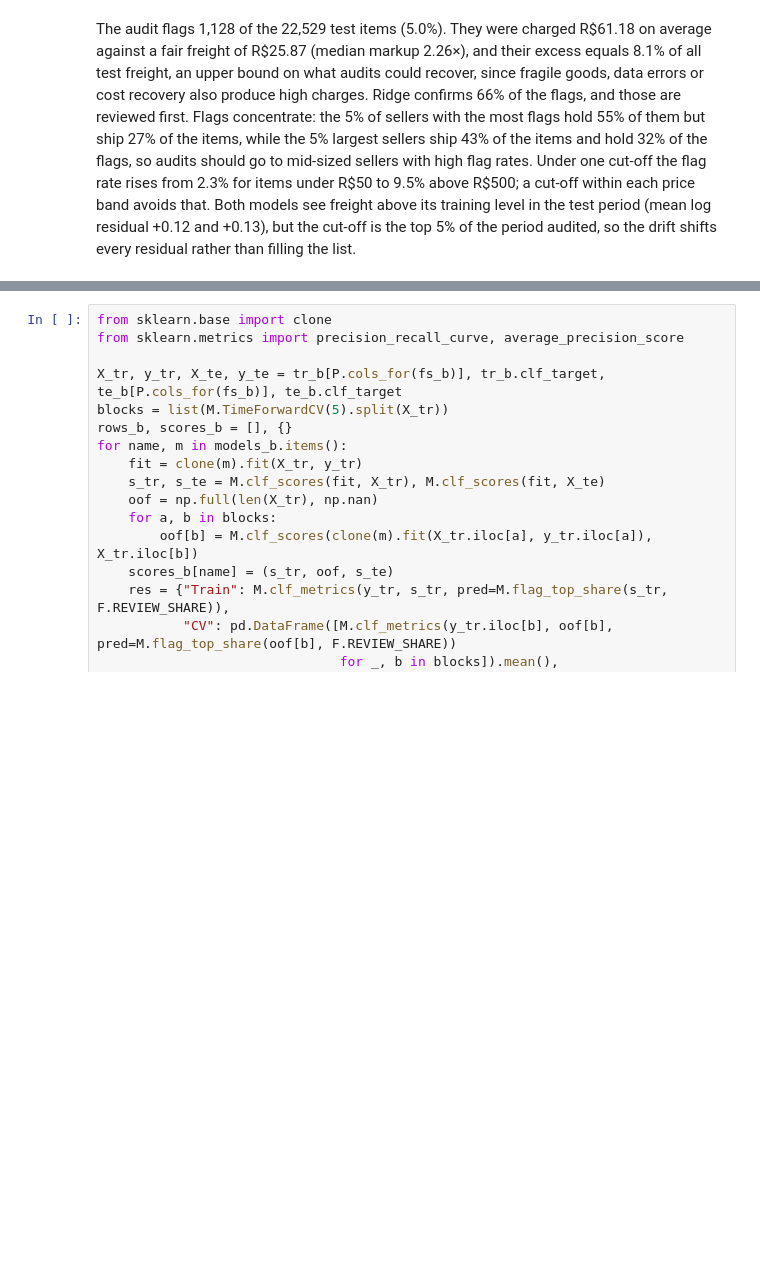
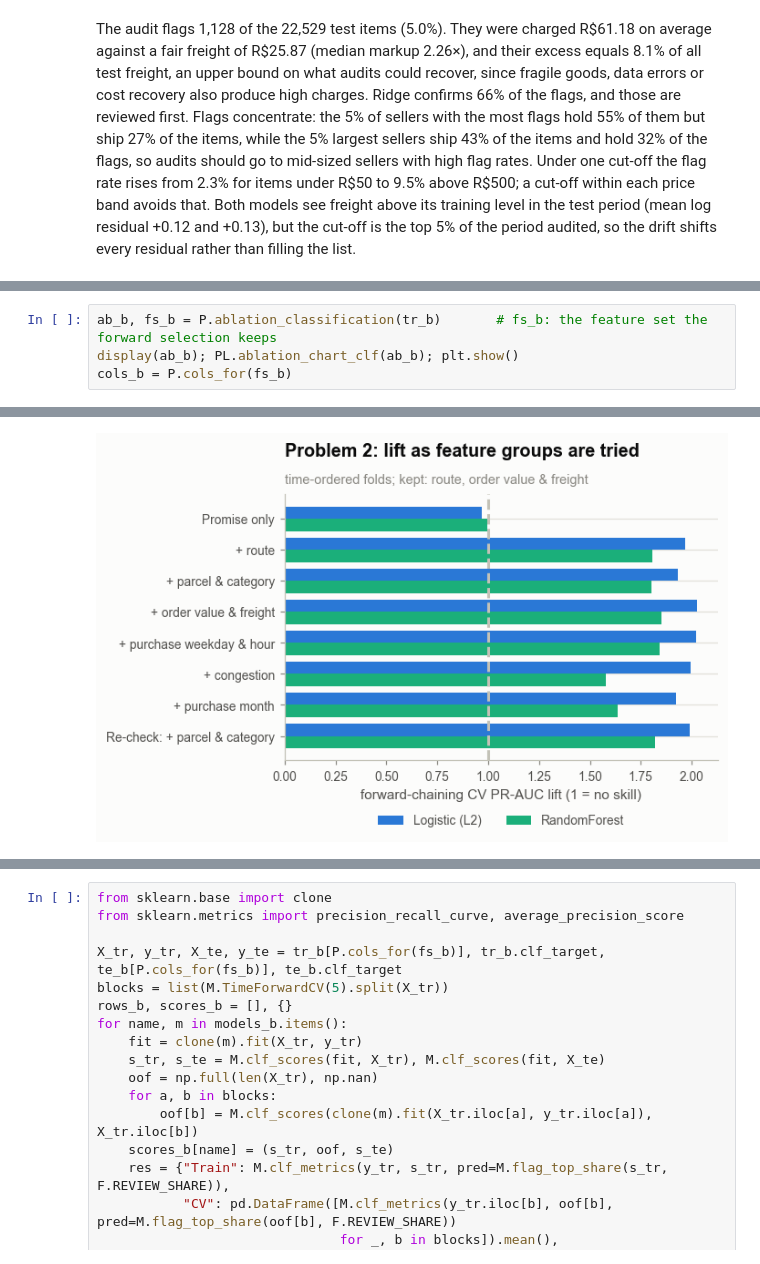
Before and after one commit to likeyou-ky/Team5_IT5006_Ecommerce_Analytics_AY2627Sem1, a Jupyter notebook: notebooks/Team5_Phase3_IT5006_AY2627Sem1.ipynb, the cells around one changed output, grey strips where cells are left out. Cells and saved outputs as stored; diff of their text form; blank space fills up the shorter version.

```diff
--- a/notebooks/Team5_Phase3_IT5006_AY2627Sem1.ipynb
+++ b/notebooks/Team5_Phase3_IT5006_AY2627Sem1.ipynb
@@ -417,0 +396,5 @@ pd.DataFrame([{"Problem": p, "Model": n, "Settings": str({k: v for k, v in m.nam
+# %%
+ab_b, fs_b = P.ablation_classification(tr_b)       # fs_b: the feature set the forward selection keeps
+display(ab_b); PL.ablation_chart_clf(ab_b); plt.show()
+cols_b = P.cols_for(fs_b)
+# %% [output]
@@ -417,0 +410 @@ pd.DataFrame([{"Problem": p, "Model": n, "Settings": str({k: v for k, v in m.nam
+[figure, added]
```
Also changed, not shown: parts of 65 cells of this notebook.
